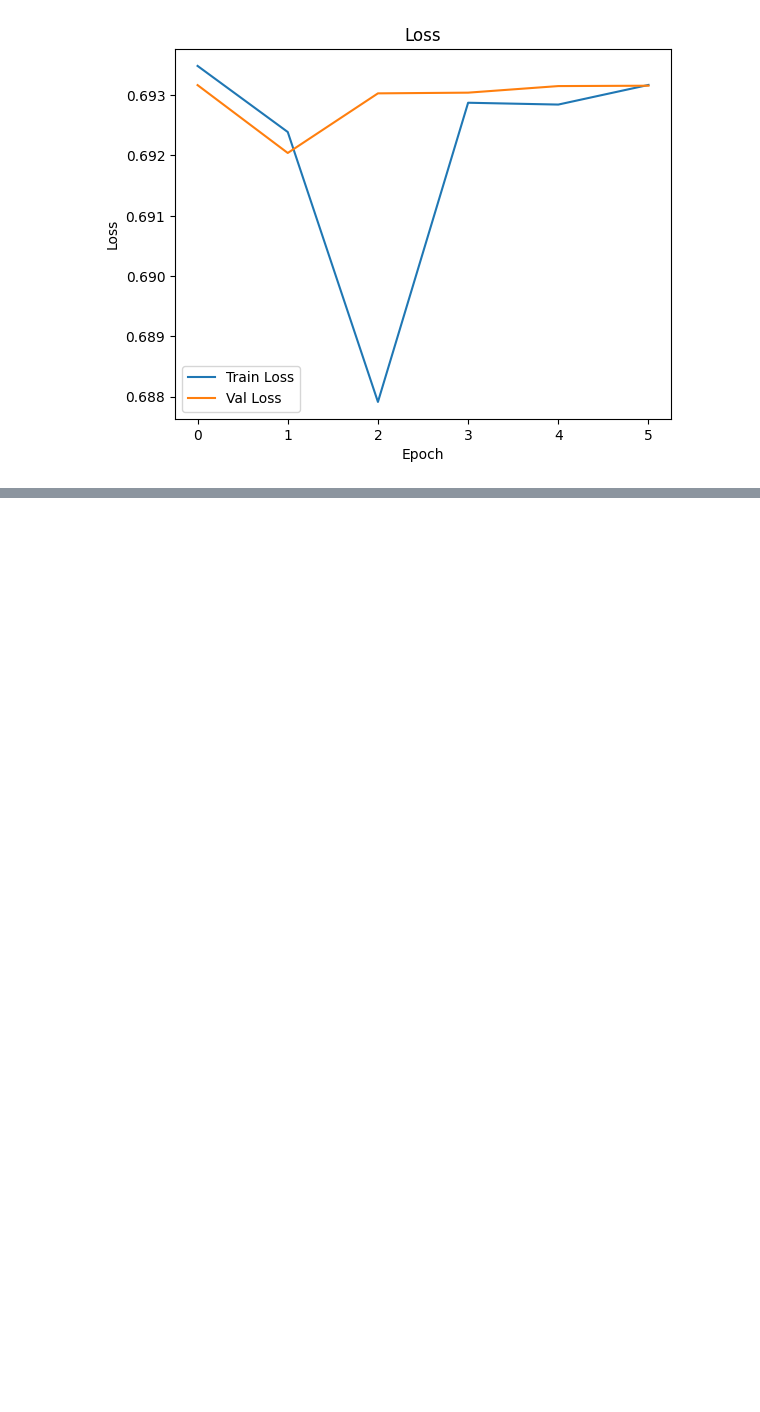
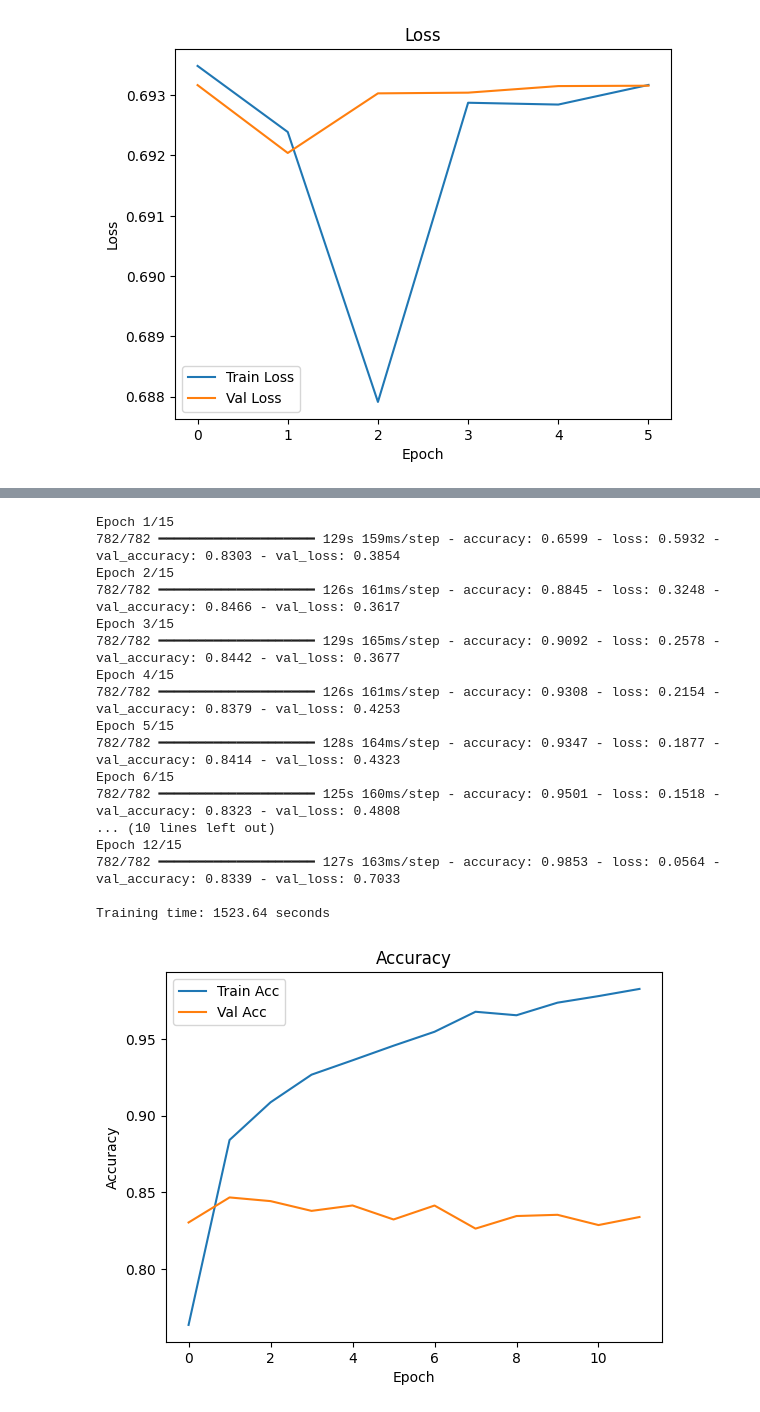
Before and after one commit to g1armando/IMDb-sentiment-analysis, a Jupyter notebook: IMDb Sentiment Analysis.ipynb, the cells around one changed output, grey strips where cells are left out. Drawn from its saved outputs; the diff is of its cells as text; code cells hidden in the pictures; blank space fills up the shorter version.

```diff
--- a/IMDb Sentiment Analysis.ipynb
+++ b/IMDb Sentiment Analysis.ipynb
@@ -342,0 +318,77 @@ weighted avg       0.55      0.51      0.39     25000
+# %%
+max_len = 250
+
+x_train = pad_sequences(x_train, maxlen=max_len, padding='post', truncating='post')
+x_test = pad_sequences(x_test, maxlen=max_len, padding='post', truncating='post')
+
+model = Sequential([
+    Embedding(input_dim=num_words, output_dim=64, input_length=max_len),
+    Bidirectional(LSTM(64, return_sequences=True)),
+    Bidirectional(LSTM(32)),
+    Dense(32, activation='relu'),
+    Dropout(0.5),
+    Dense(1, activation='sigmoid')
+])
+
+optimizer = Adam(learning_rate=5e-4, clipnorm=1.0)
+
+model.compile(loss='binary_crossentropy', optimizer=optimizer, metrics=['accuracy'])
+
+
+start_time = time.time()
+
+
+early_stop = EarlyStopping(monitor='val_loss', patience=10, restore_best_weights=True)
+
+history = model.fit(
+    x_train, y_train,
+    epochs=15,
+    batch_size=32,
+    validation_data=(x_test, y_test),
+    callbacks=[early_stop]
+)
+
+
+end_time = time.time()
+
+elapsed_time = end_time - start_time
+print(f"\nTraining time: {elapsed_time:.2f} seconds")
+
+
+# Plotting training history
+# Accuracy
+plt.plot(history.history['accuracy'], label='Train Acc')
+plt.plot(history.history['val_accuracy'], label='Val Acc')
+plt.title('Accuracy')
+plt.xlabel('Epoch')
+plt.ylabel('Accuracy')
+plt.legend()
+plt.show()
+
+# Loss
+plt.plot(history.history['loss'], label='Train Loss')
+plt.plot(history.history['val_loss'], label='Val Loss')
+plt.title('Loss')
+plt.xlabel('Epoch')
+plt.ylabel('Loss')
+plt.legend()
+plt.show()
+# %% [output]
+Epoch 1/15
+782/782 ━━━━━━━━━━━━━━━━━━━━ 129s 159ms/step - accuracy: 0.6599 - loss: 0.5932 - val_accuracy: 0.8303 - val_loss: 0.3854
+Epoch 2/15
+782/782 ━━━━━━━━━━━━━━━━━━━━ 126s 161ms/step - accuracy: 0.8845 - loss: 0.3248 - val_accuracy: 0.8466 - val_loss: 0.3617
+Epoch 3/15
+782/782 ━━━━━━━━━━━━━━━━━━━━ 129s 165ms/step - accuracy: 0.9092 - loss: 0.2578 - val_accuracy: 0.8442 - val_loss: 0.3677
+Epoch 4/15
+782/782 ━━━━━━━━━━━━━━━━━━━━ 126s 161ms/step - accuracy: 0.9308 - loss: 0.2154 - val_accuracy: 0.8379 - val_loss: 0.4253
+Epoch 5/15
+782/782 ━━━━━━━━━━━━━━━━━━━━ 128s 164ms/step - accuracy: 0.9347 - loss: 0.1877 - val_accuracy: 0.8414 - val_loss: 0.4323
+Epoch 6/15
+782/782 ━━━━━━━━━━━━━━━━━━━━ 125s 160ms/step - accuracy: 0.9501 - loss: 0.1518 - val_accuracy: 0.8323 - val_loss: 0.4808
+... (10 lines left out)
+Epoch 12/15
+782/782 ━━━━━━━━━━━━━━━━━━━━ 127s 163ms/step - accuracy: 0.9853 - loss: 0.0564 - val_accuracy: 0.8339 - val_loss: 0.7033
+
+Training time: 1523.64 seconds
+[figure, added]
```
Also changed, not shown: parts of 4 cells of this notebook.
